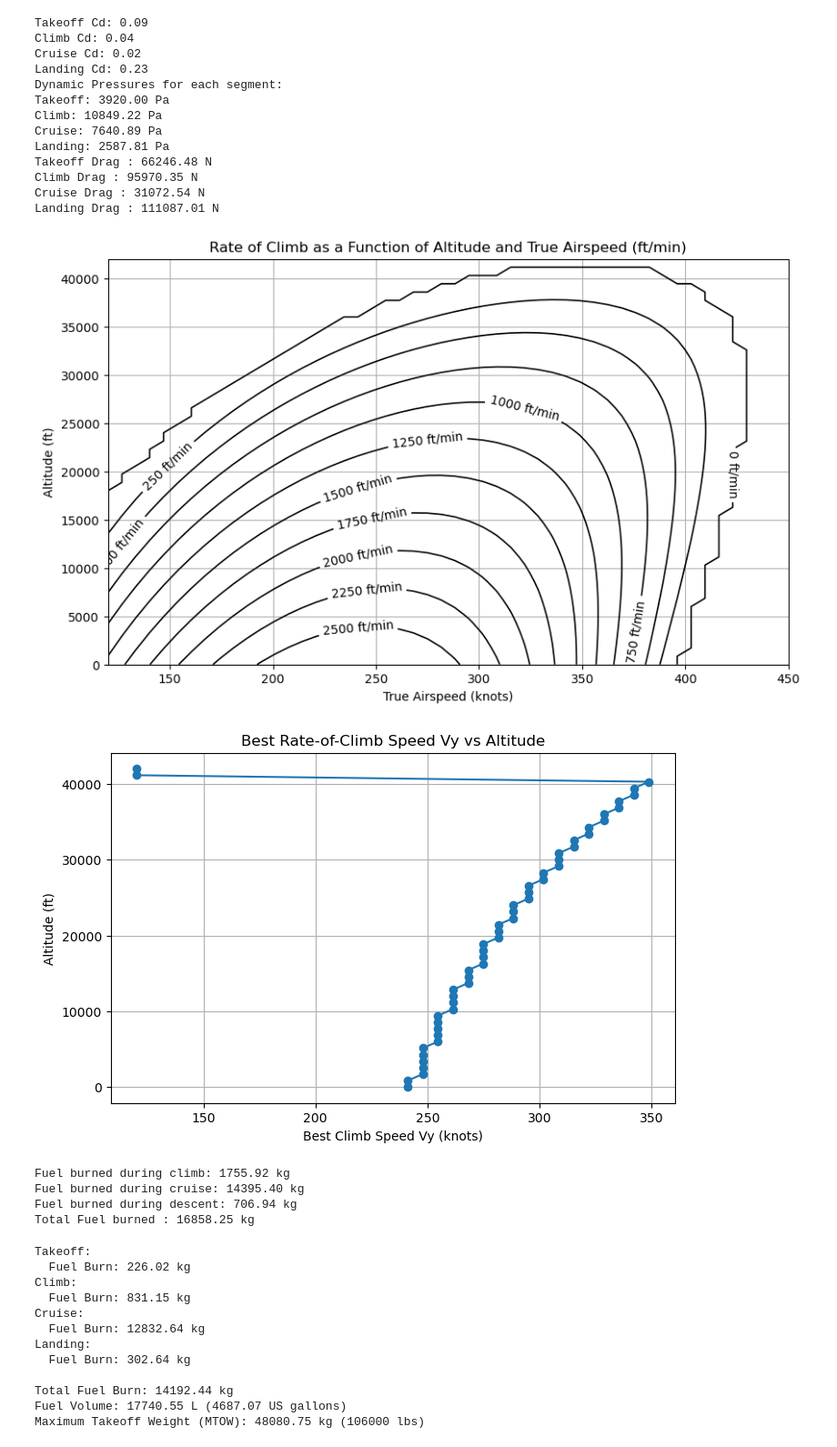
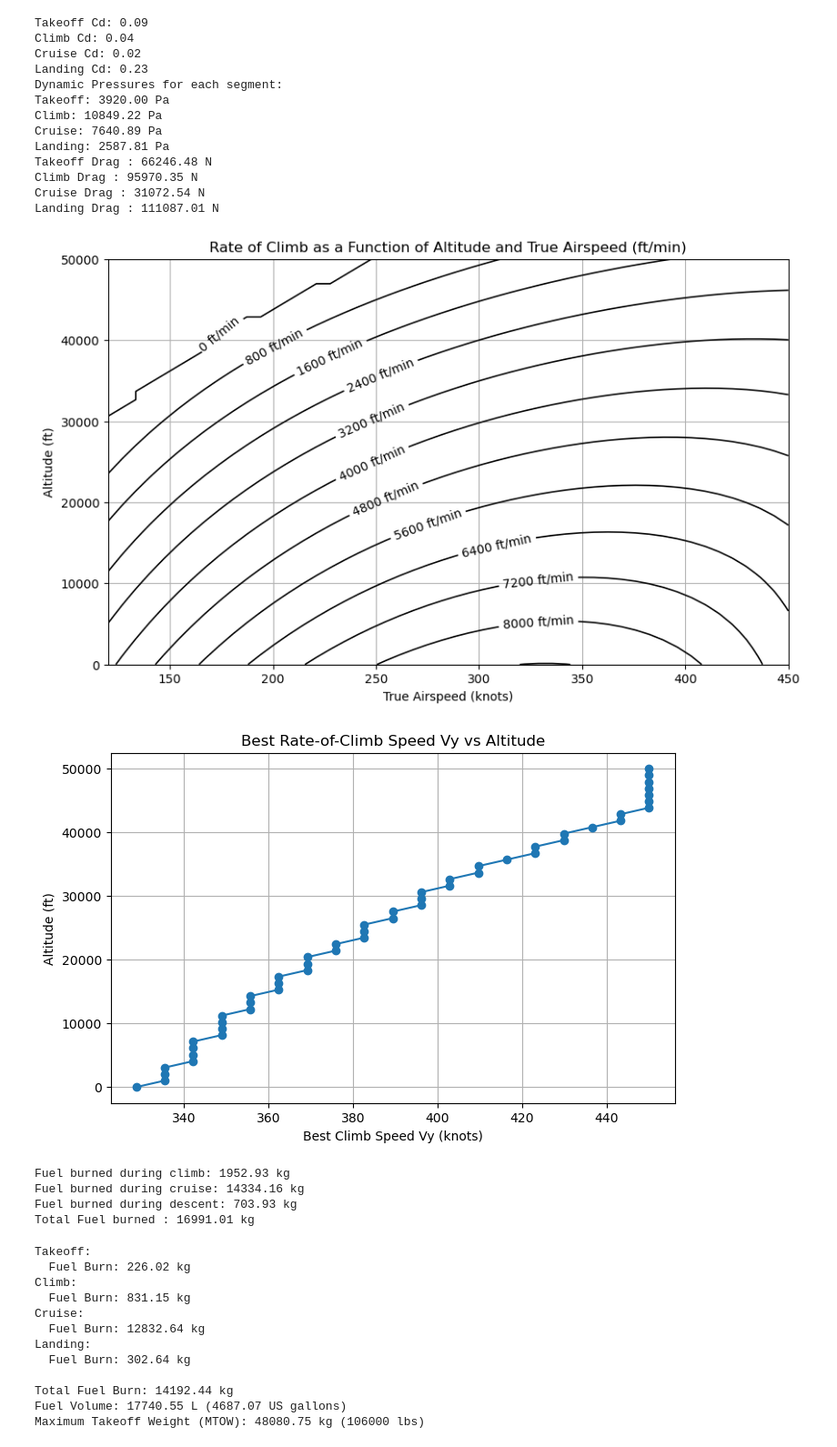
Before and after one commit to AntoineVanHoye/integrated_project, a Jupyter notebook: thrust.ipynb, the cells around one changed output. Shown at 91% size. Saved outputs shown, nothing was run; the diff lists cells and outputs as text; code cells hidden in the pictures.

```diff
--- a/thrust.ipynb
+++ b/thrust.ipynb
@@ -110,7 +110,7 @@ W_lbf = 106000
 W = W_lbf * 4.44822  # Weight in Newtons
 S_ft2 = 2011.66722
 S = S_ft2 * 0.092903  # Wing area in m²
-T0_lbf =21970    # static thrust in lbf
+T0_lbf =21970 *2   # static thrust in lbf
 T0 = T0_lbf * 4.44822  # Sea-level thrust (N)
 C_D0 = 0.02  # Zero-lift drag coefficient
 A = 4.5  # Aspect ratio
@@ -120,7 +120,7 @@ e = 0.95  # Oswald efficiency factor
 TSFC0_takeoff = 0.35 / 3600  # Sea-level TSFC for takeoff (1/s)
 TSFC0_cruise =  0.420/ 3600  # Sea-level TSFC for cruise (1/s)
 
-altitudes = np.linspace(0, 42000, 50)  # Altitudes (ft)
+altitudes = np.linspace(0, 50000, 50)  # Altitudes (ft)
 airspeeds_knots = np.linspace(120, 450, 50)  # True Airspeeds (knots)
 ROC = np.zeros((len(altitudes), len(airspeeds_knots)))
 
@@ -183,39 +183,39 @@ plt.show()
 R_climb = 740800  # Climb range in meters 5% of the total range
 R_cruise =13037080# Cruise range in meters 88%
 R_descent = 889000 # Descent range in meters 6%
 LD_max = 15 #  L/D
 Wi = W  # Initial weight
 
 # TSFC for Cruise and Descent
 TSFC_cruise = TSFC0_cruise * 0.85  # Cruise correction
 TSFC_descent = TSFC0_cruise * 0.75  # Descent correction
 
 # Fuel Burn Calculation
 fuel_burn_fraction_climb = 1 - np.exp(-TSFC_climb * R_climb / (V * LD_max))
 fuel_burn_fraction_cruise = 1 - np.exp(-TSFC_cruise * R_cruise / (V * LD_max))
 fuel_burn_fraction_descent = 1 - np.exp(-TSFC_descent * R_descent / (V * LD_max))
 
 Wf_climb = Wi * (1 - fuel_burn_fraction_climb)
 Wf_cruise = Wf_climb * (1 - fuel_burn_fraction_cruise)
 Wf_descent = Wf_cruise * (1 - fuel_burn_fraction_descent)
 
 
 fuel_burned_climb_kg = (Wi - Wf_climb) / 9.81
 fuel_burned_cruise_kg = (Wf_climb - Wf_cruise) / 9.81
 fuel_burned_descent_kg = (Wf_cruise - Wf_descent) / 9.81
 Total_fuel_burn_kg = fuel_burned_climb_kg + fuel_burned_cruise_kg + fuel_burned_descent_kg
 
 print(f"Fuel burned during climb: {fuel_burned_climb_kg:.2f} kg")
 print(f"Fuel burned during cruise: {fuel_burned_cruise_kg:.2f} kg")
 print(f"Fuel burned during descent: {fuel_burned_descent_kg:.2f} kg")
 print(f"Total Fuel burned : {Total_fuel_burn_kg:.2f} kg")
 # %% [output]
-[figure, old version]
+[figure, new version]
-[figure, old version]
+[figure, new version]
-Fuel burned during climb: 1755.92 kg
-Fuel burned during cruise: 14395.40 kg
-Fuel burned during descent: 706.94 kg
-Total Fuel burned : 16858.25 kg
+Fuel burned during climb: 1952.93 kg
+Fuel burned during cruise: 14334.16 kg
+Fuel burned during descent: 703.93 kg
+Total Fuel burned : 16991.01 kg
 # %%
 # Function to calculate air density using the ISA model
 # Up to 11 km (Troposphere)
```
Also changed, not shown: parts of 6 cells of this notebook, 2 other files.
